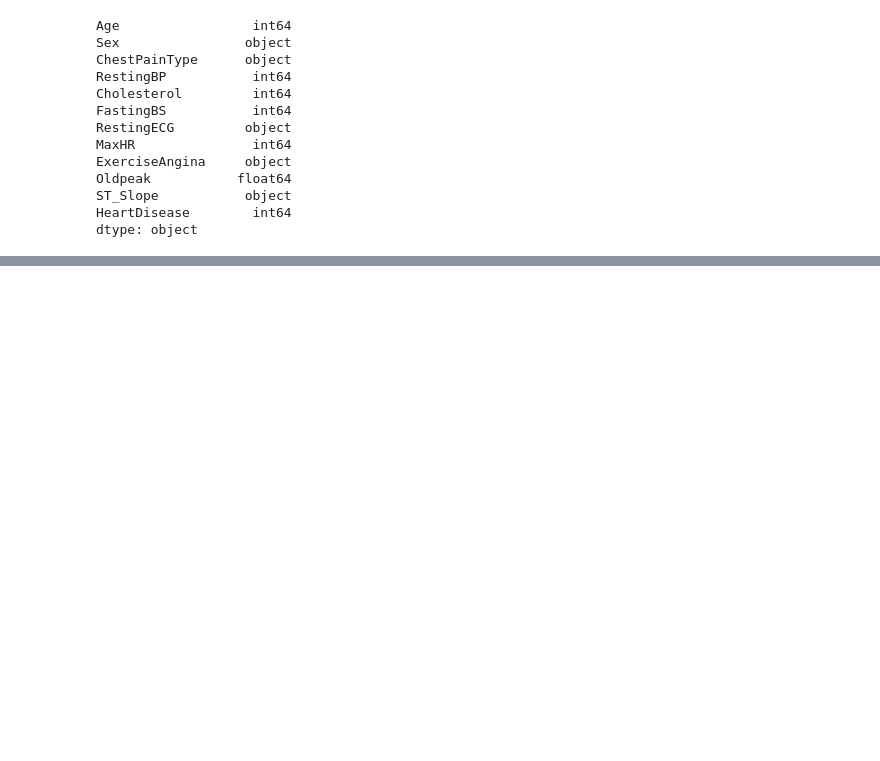
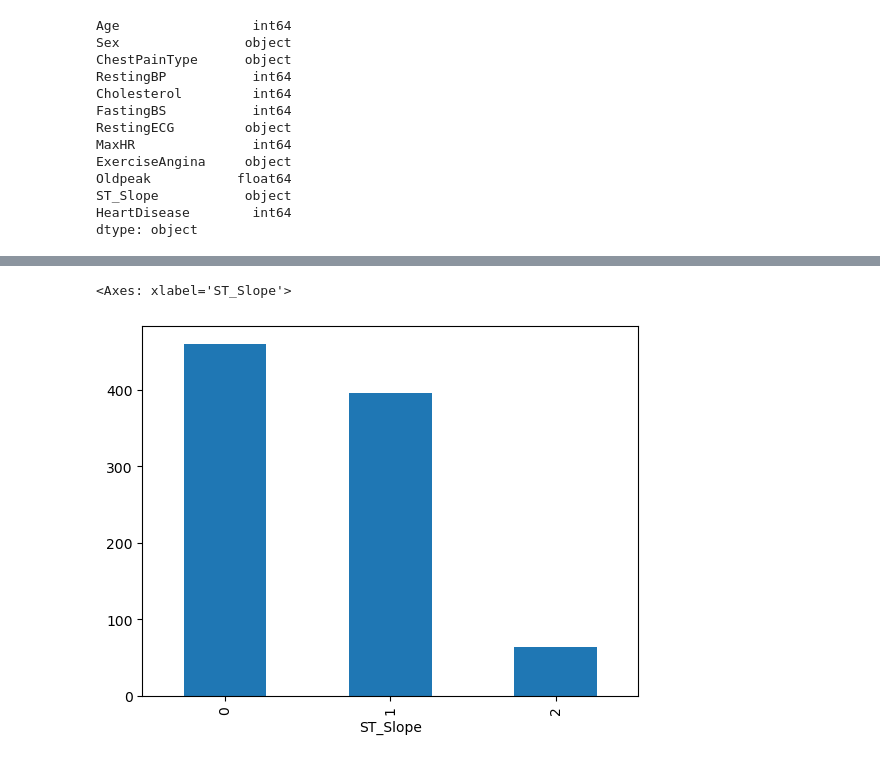
Before and after one commit to MaukanMir/Hear-Disease-Classification-Part-Two, a Jupyter notebook: training.ipynb, the cells around one changed output, grey strips where cells are left out. Saved outputs shown, nothing was run; the diff lists cells and outputs as text; code cells hidden in the pictures; blank space fills up the shorter version.

```diff
--- a/training.ipynb
+++ b/training.ipynb
@@ -195,0 +219,5 @@ df
+# %%
+df["ST_Slope"].value_counts().plot.bar()
+# %% [output]
+<Axes: xlabel='ST_Slope'>
+[figure, added]
```
Also changed, not shown: parts of 10 cells of this notebook.
